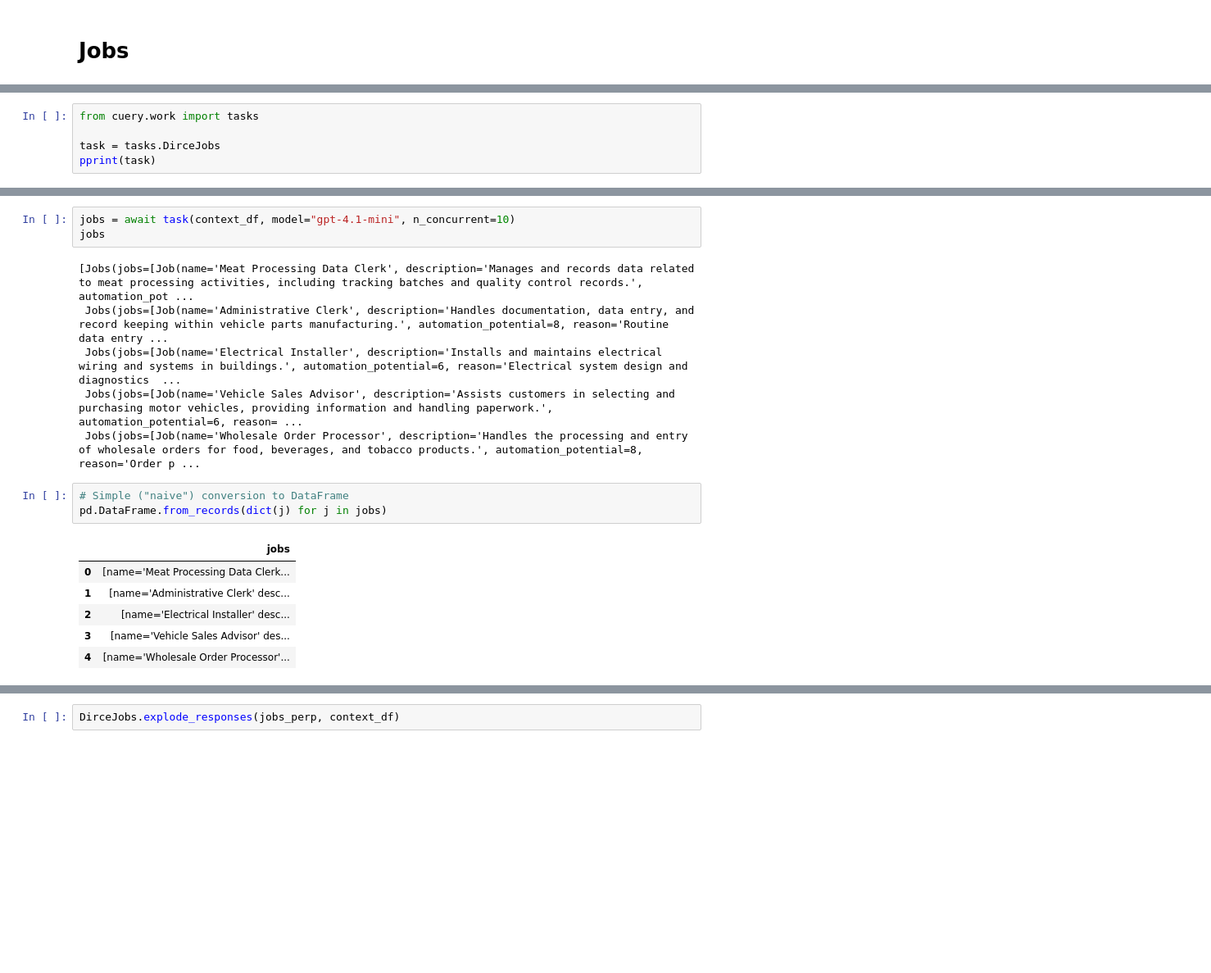
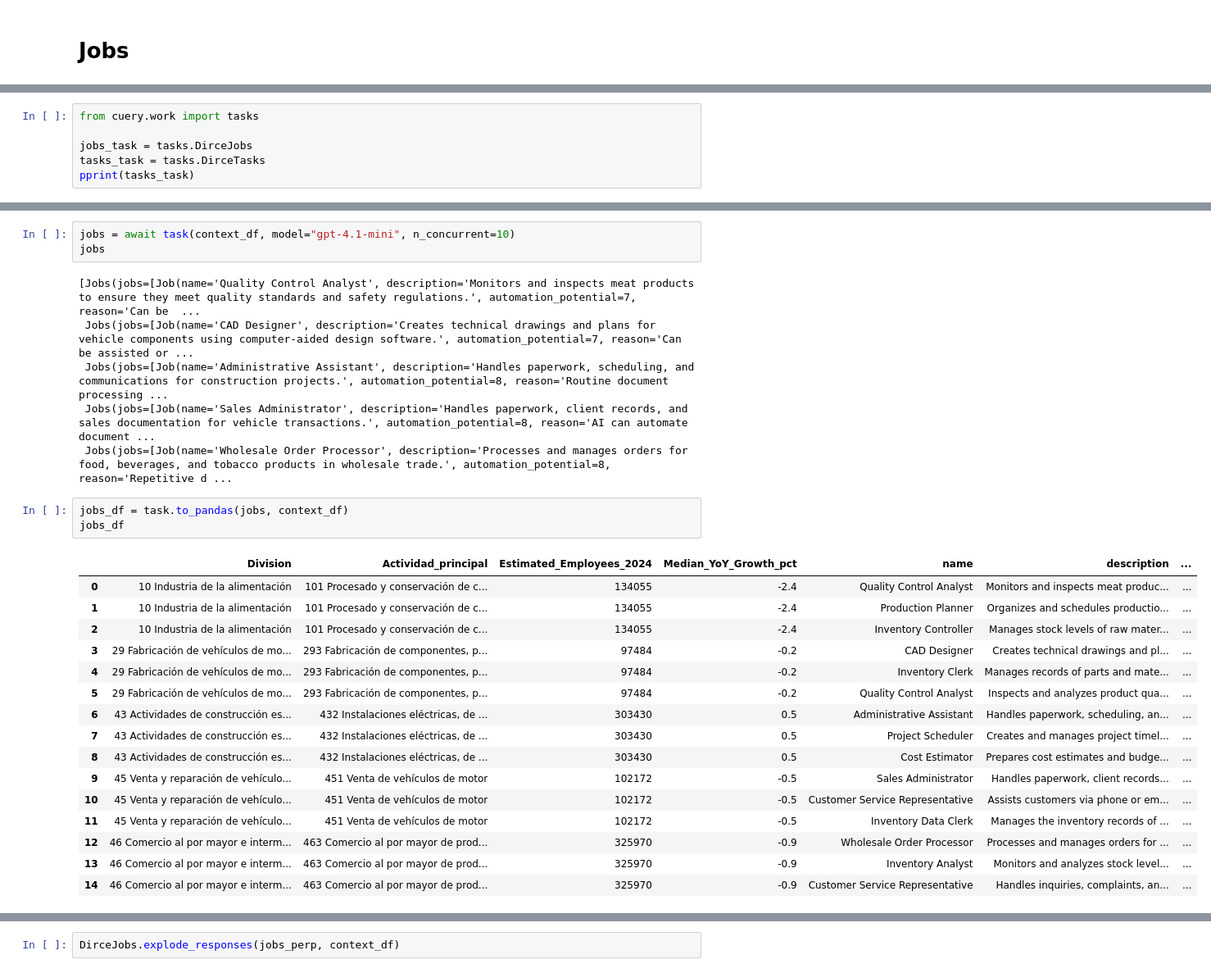
Before and after one commit to graphext/cuery, a Jupyter notebook: notebooks/examples.ipynb, the cells around one changed output, grey strips where cells are left out. Shown at 82% size. Cells and saved outputs as stored; diff of their text form; blank space fills up the shorter version.

Commit message:
Implement task chain.

```diff
--- a/notebooks/examples.ipynb
+++ b/notebooks/examples.ipynb
@@ -45,8 +45,9 @@ context_records = context_df.to_dict(orient="records")
 # %%
 from cuery.work import tasks
 
-task = tasks.DirceJobs
-pprint(task)
+jobs_task = tasks.DirceJobs
+tasks_task = tasks.DirceTasks
+pprint(tasks_task)
 # %% [output]
 ╭───────────────────────────────────────────────────── Task ──────────────────────────────────────────────────────╮
 │                                                                                                                 │
@@ -69,21 +124,31 @@ pprint(task)
 jobs = await task(context_df, model="gpt-4.1-mini", n_concurrent=10)
 jobs
 # %% [output]
-[Jobs(jobs=[Job(name='Meat Processing Data Clerk', description='Manages and records data related to meat processing activities, including tracking batches and quality control records.', automation_pot ...
- Jobs(jobs=[Job(name='Administrative Clerk', description='Handles documentation, data entry, and record keeping within vehicle parts manufacturing.', automation_potential=8, reason='Routine data entry ...
- Jobs(jobs=[Job(name='Electrical Installer', description='Installs and maintains electrical wiring and systems in buildings.', automation_potential=6, reason='Electrical system design and diagnostics  ...
- Jobs(jobs=[Job(name='Vehicle Sales Advisor', description='Assists customers in selecting and purchasing motor vehicles, providing information and handling paperwork.', automation_potential=6, reason= ...
- Jobs(jobs=[Job(name='Wholesale Order Processor', description='Handles the processing and entry of wholesale orders for food, beverages, and tobacco products.', automation_potential=8, reason='Order p ...
+[Jobs(jobs=[Job(name='Quality Control Analyst', description='Monitors and inspects meat products to ensure they meet quality standards and safety regulations.', automation_potential=7, reason='Can be  ...
+ Jobs(jobs=[Job(name='CAD Designer', description='Creates technical drawings and plans for vehicle components using computer-aided design software.', automation_potential=7, reason='Can be assisted or ...
+ Jobs(jobs=[Job(name='Administrative Assistant', description='Handles paperwork, scheduling, and communications for construction projects.', automation_potential=8, reason='Routine document processing ...
+ Jobs(jobs=[Job(name='Sales Administrator', description='Handles paperwork, client records, and sales documentation for vehicle transactions.', automation_potential=8, reason='AI can automate document ...
+ Jobs(jobs=[Job(name='Wholesale Order Processor', description='Processes and manages orders for food, beverages, and tobacco products in wholesale trade.', automation_potential=8, reason='Repetitive d ...
-# %%
-# Simple ("naive") conversion to DataFrame
-pd.DataFrame.from_records(dict(j) for j in jobs)
-# %% [output]
-|  | jobs |
-| 0 | [name='Meat Processing Data Clerk... |
-| 1 | [name='Administrative Clerk' desc... |
-| 2 | [name='Electrical Installer' desc... |
-| 3 | [name='Vehicle Sales Advisor' des... |
-| 4 | [name='Wholesale Order Processor'... |
+# %%
+jobs_df = task.to_pandas(jobs, context_df)
+jobs_df
+# %% [output]
+|  | Division | Actividad_principal | Estimated_Employees_2024 | Median_YoY_Growth_pct | name | description | ... |
+| 0 | 10 Industria de la alimentación | 101 Procesado y conservación de c... | 134055 | -2.4 | Quality Control Analyst | Monitors and inspects meat produc... | ... |
+| 1 | 10 Industria de la alimentación | 101 Procesado y conservación de c... | 134055 | -2.4 | Production Planner | Organizes and schedules productio... | ... |
+| 2 | 10 Industria de la alimentación | 101 Procesado y conservación de c... | 134055 | -2.4 | Inventory Controller | Manages stock levels of raw mater... | ... |
+| 3 | 29 Fabricación de vehículos de mo... | 293 Fabricación de componentes, p... | 97484 | -0.2 | CAD Designer | Creates technical drawings and pl... | ... |
+| 4 | 29 Fabricación de vehículos de mo... | 293 Fabricación de componentes, p... | 97484 | -0.2 | Inventory Clerk | Manages records of parts and mate... | ... |
+| 5 | 29 Fabricación de vehículos de mo... | 293 Fabricación de componentes, p... | 97484 | -0.2 | Quality Control Analyst | Inspects and analyzes product qua... | ... |
+| 6 | 43 Actividades de construcción es... | 432 Instalaciones eléctricas, de ... | 303430 | 0.5 | Administrative Assistant | Handles paperwork, scheduling, an... | ... |
+| 7 | 43 Actividades de construcción es... | 432 Instalaciones eléctricas, de ... | 303430 | 0.5 | Project Scheduler | Creates and manages project timel... | ... |
+| 8 | 43 Actividades de construcción es... | 432 Instalaciones eléctricas, de ... | 303430 | 0.5 | Cost Estimator | Prepares cost estimates and budge... | ... |
+| 9 | 45 Venta y reparación de vehículo... | 451 Venta de vehículos de motor | 102172 | -0.5 | Sales Administrator | Handles paperwork, client records... | ... |
+| 10 | 45 Venta y reparación de vehículo... | 451 Venta de vehículos de motor | 102172 | -0.5 | Customer Service Representative | Assists customers via phone or em... | ... |
+| 11 | 45 Venta y reparación de vehículo... | 451 Venta de vehículos de motor | 102172 | -0.5 | Inventory Data Clerk | Manages the inventory records of ... | ... |
+| 12 | 46 Comercio al por mayor e interm... | 463 Comercio al por mayor de prod... | 325970 | -0.9 | Wholesale Order Processor | Processes and manages orders for ... | ... |
+| 13 | 46 Comercio al por mayor e interm... | 463 Comercio al por mayor de prod... | 325970 | -0.9 | Inventory Analyst | Monitors and analyzes stock level... | ... |
+| 14 | 46 Comercio al por mayor e interm... | 463 Comercio al por mayor de prod... | 325970 | -0.9 | Customer Service Representative | Handles inquiries, complaints, an... | ... |
 # %%
 # Proper conversion to DataFrame, includes input context for potential joins later on
 jobs_df = DirceJobs.explode_responses(jobs, context_df)
```
Also changed, not shown: parts of 8 cells of this notebook, 5 other files.
